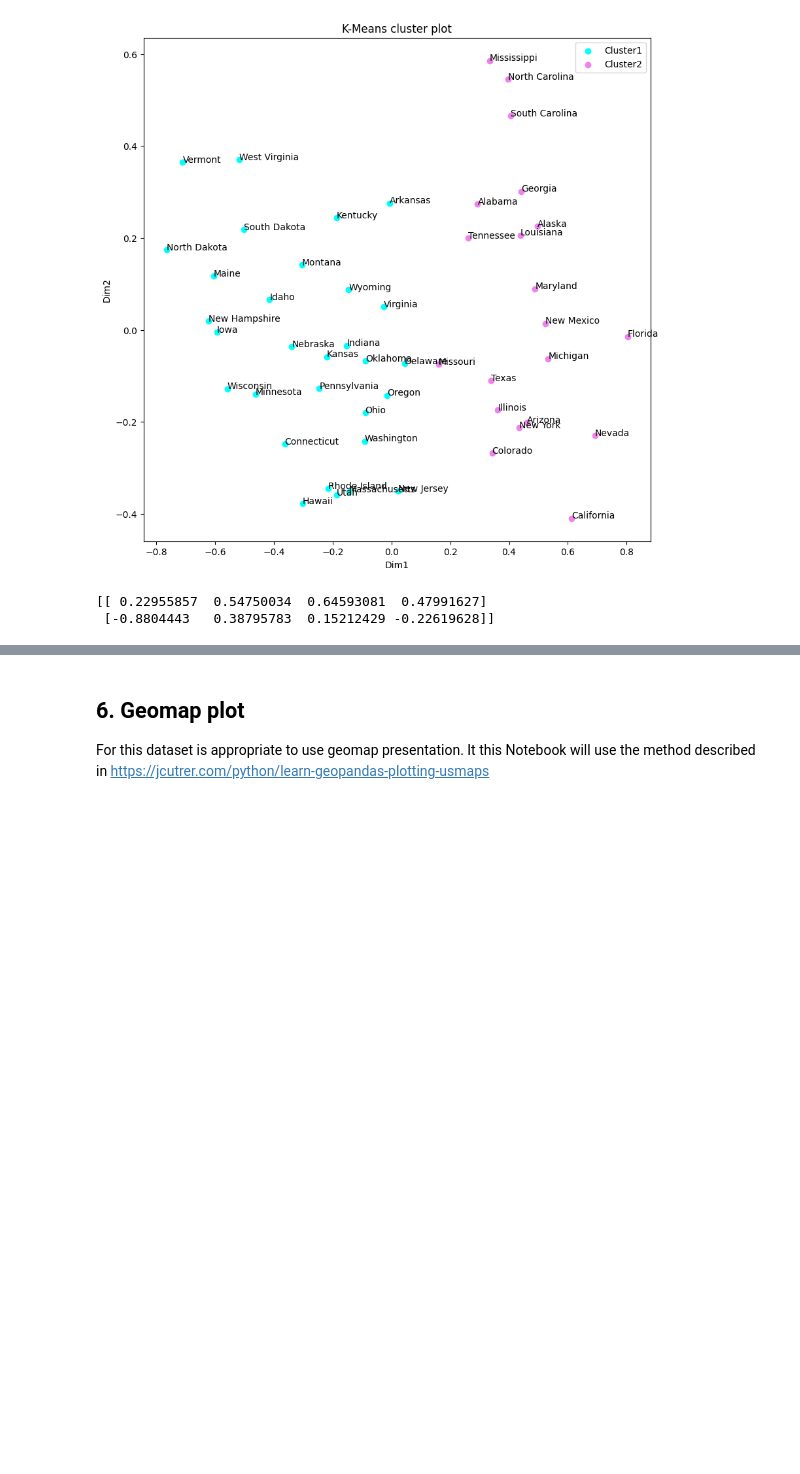
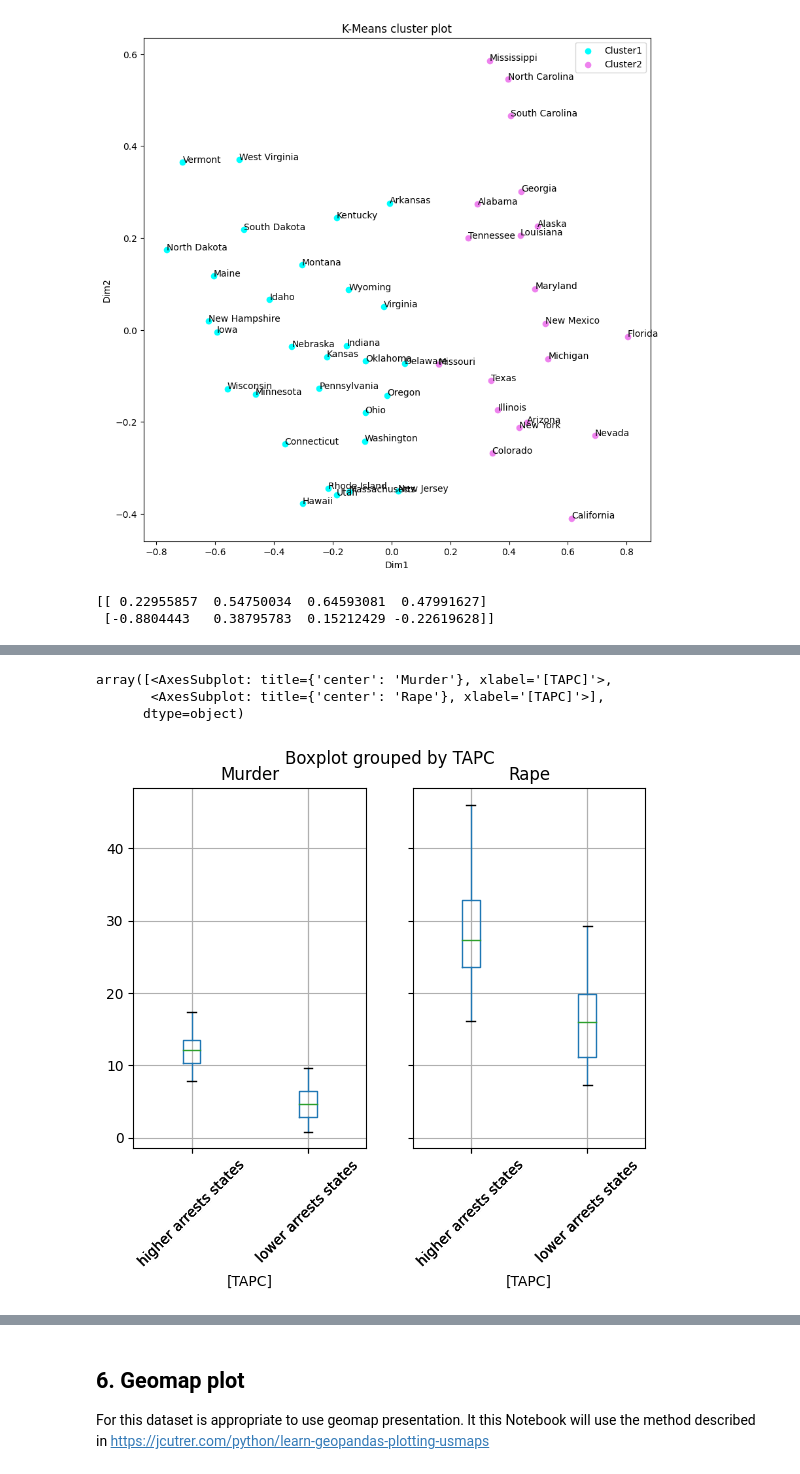
Before and after one commit to vasilnedev/finalCapstone, a Jupyter notebook: UsArrests.ipynb, the cells around one changed output, grey strips where cells are left out. Drawn from its saved outputs; the diff is of its cells as text; code cells hidden in the pictures; blank space fills up the shorter version.

```diff
--- a/UsArrests.ipynb
+++ b/UsArrests.ipynb
@@ -296,0 +311,8 @@ The the analysis splits the dataset into two clusters:
+# %%
+# Box plot based on the clustering
+df.boxplot( column=[ 'Murder' , 'Rape' ] , by=[ 'TAPC' ] , rot=45 )
+# %% [output]
+array([<AxesSubplot: title={'center': 'Murder'}, xlabel='[TAPC]'>,
+       <AxesSubplot: title={'center': 'Rape'}, xlabel='[TAPC]'>],
+      dtype=object)
+[figure, added]
```
Also changed, not shown: parts of 14 cells of this notebook.
